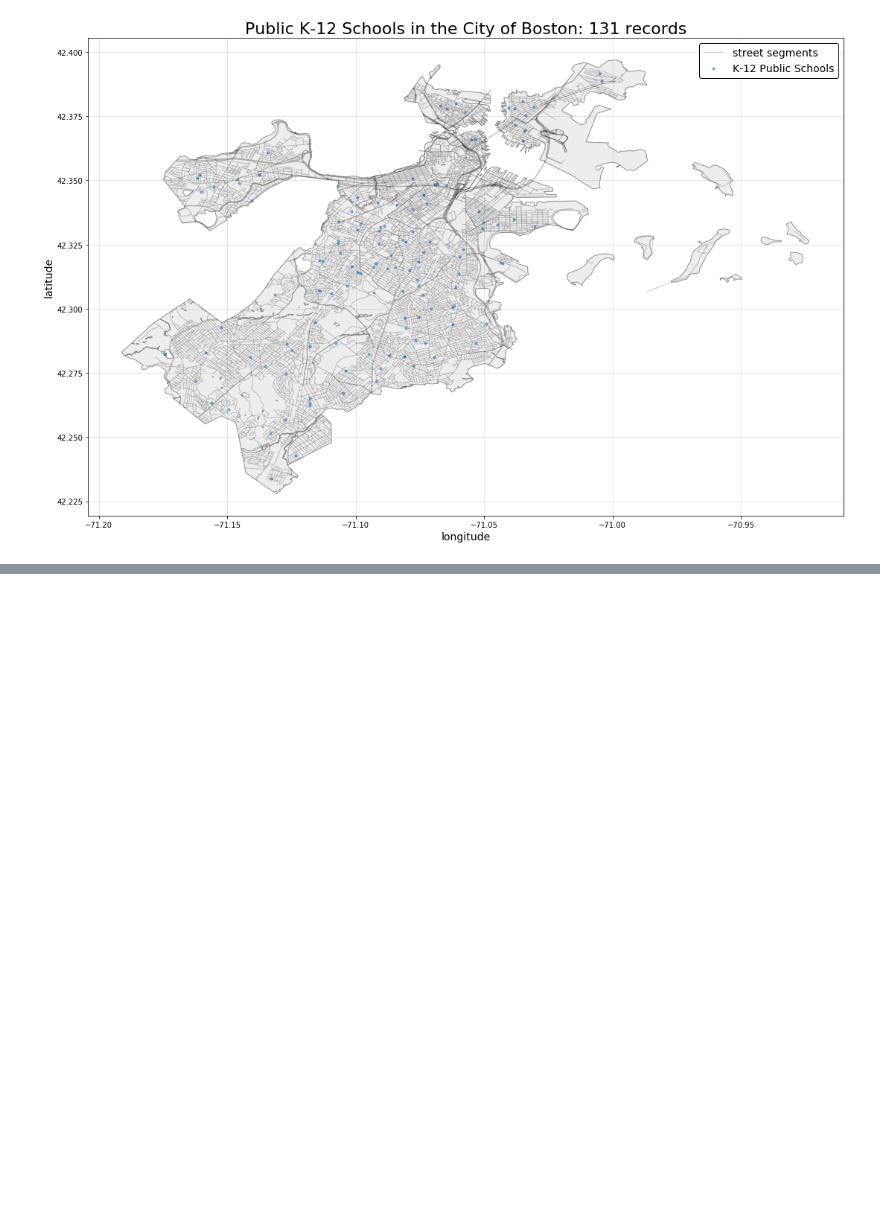
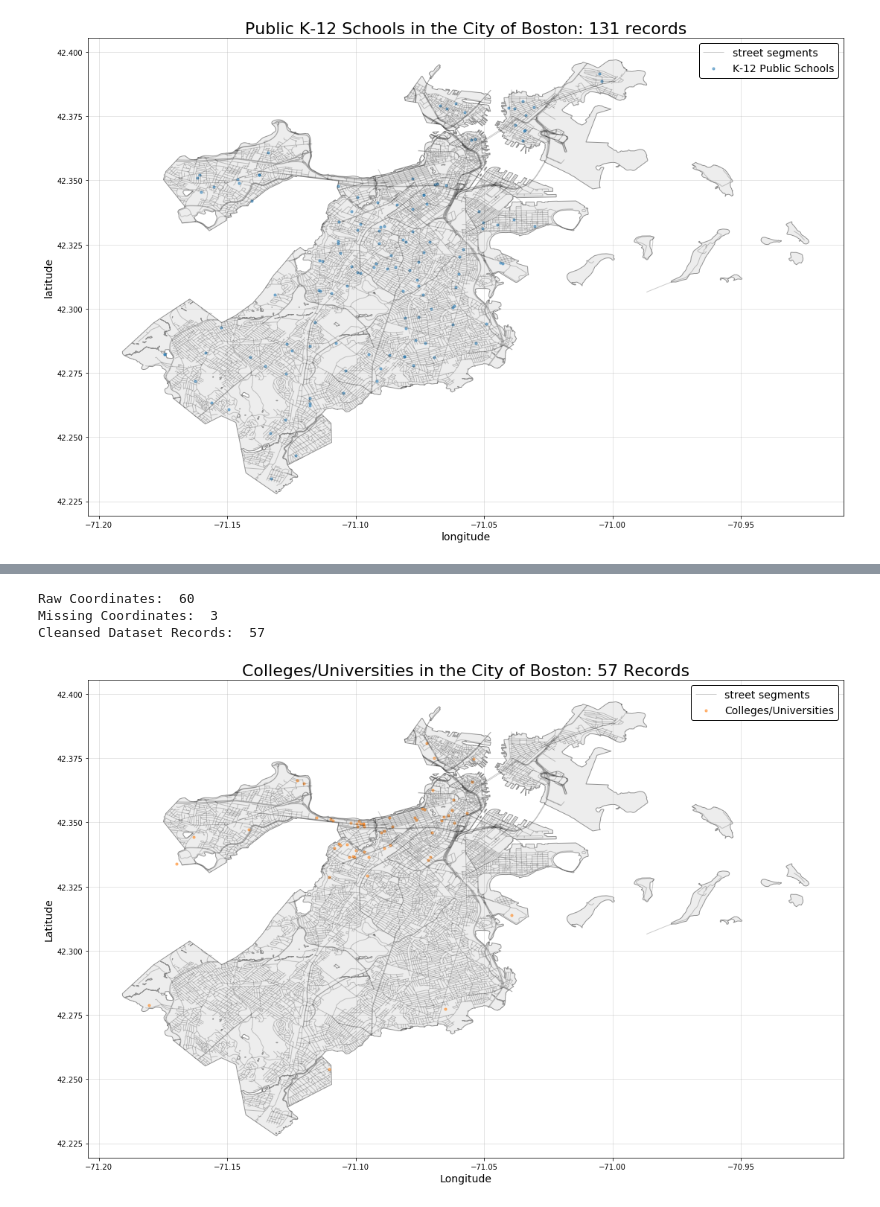
Before and after one commit to sedelmeyer/predicting-crime, a Jupyter notebook: notebooks/chris_schools.ipynb, the cells around one changed output, grey strips where cells are left out. Cells and saved outputs as stored; diff of their text form; code cells hidden in the pictures; blank space fills up the shorter version.

```diff
--- a/notebooks/chris_schools.ipynb
+++ b/notebooks/chris_schools.ipynb
@@ -114,0 +174,49 @@ plt.show();
+# %%
+# add in colleges/universities
+readfile_colleges_universities = os.path.join(DATA_DIR, 'colleges-universities.csv')
+df_colleges_universities = pd.read_csv(readfile_colleges_universities)
+df_colleges_universities.head(3)
+
+#Check Total Records
+print('Raw Coordinates: ',len(df_colleges_universities))
+
+#Check for missing records
+print('Missing Coordinates: ',len(df_colleges_universities[df_colleges_universities['Latitude'] == 0]))
+
+#Scrubbing out missing records
+missingCoords = df_colleges_universities[df_colleges_universities['Latitude'] == 0 ].index
+df_colleges_universities.drop(missingCoords , inplace=True)
+print('Cleansed Dataset Records: ',len(df_colleges_universities))
+
+#Save new dataset to processed folder
+df_colleges_universities.to_csv('../data/processed/colleges_universities_final.csv', sep=',')
+# %% [output]
+Raw Coordinates:  60
+Missing Coordinates:  3
+Cleansed Dataset Records:  57
+# %%
+#Plot Colleges/Universities Alone
+
+# plot public and private schools together
+
+fig, ax = plt.subplots(figsize=(16,10))
+gdf_boston.plot(ax=ax, color='lightgray', edgecolor='k', alpha=0.4)
+gdf_streets.plot(ax=ax, color='k', linewidth=1, alpha=0.2, label='street segments')
+plt.title(
+    'Colleges/Universities in the City of Boston: 57 Records',
+    fontsize=22
+)
+plt.scatter(
+    df_colleges_universities['Longitude'],df_colleges_universities['Latitude'],
+    color='tab:orange', alpha=.5, s=10,
+    label='Colleges/Universities'
+)
+
+plt.xlabel('Longitude', fontsize=14)
+plt.ylabel('Latitude', fontsize=14)
+plt.grid(":", alpha=0.4)
+plt.legend(edgecolor='k', framealpha=1, fontsize=14)
+plt.tight_layout()
+plt.show();
+# %% [output]
+[figure, added]
```
Also changed, not shown: parts of 5 cells of this notebook.
